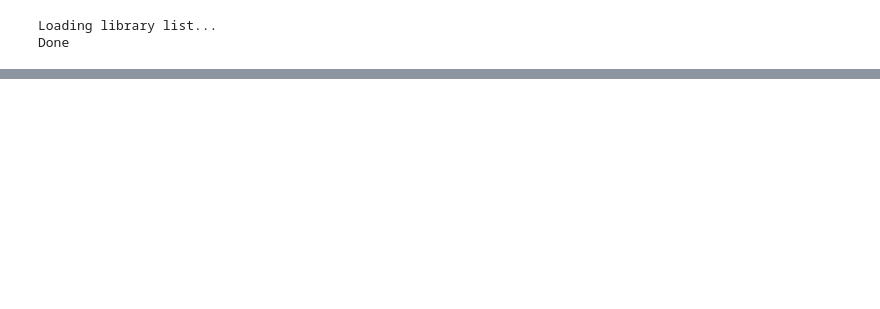
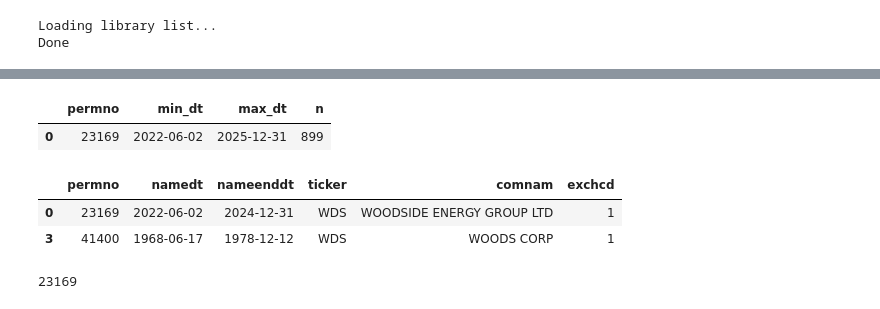
Before and after one commit to ZacKienzle2/SIGStockPitch, a Jupyter notebook: notebooks/data.ipynb, the cells around one changed output, grey strips where cells are left out. Drawn from its saved outputs; the diff is of its cells as text; code cells hidden in the pictures; blank space fills up the shorter version.

```diff
--- a/notebooks/data.ipynb
+++ b/notebooks/data.ipynb
@@ -419,0 +460,31 @@ Taxonomy: 139 event types across 13 parent categories
+# %%
+cov
+# %% [output]
+|  | permno | min_dt | max_dt | n |
+| 0 | 23169 | 2022-06-02 | 2025-12-31 | 899 |
+# %%
+def g_sn(d: wrds.Connection, tic: str) -> pd.DataFrame:
+    q = (
+        "SELECT permno, namedt, nameenddt, ticker, comnam, exchcd "
+        "FROM crsp.stocknames WHERE TRIM(ticker) = %(t)s "
+        "ORDER BY permno, namedt"
+    )
+    return d.raw_sql(q, params={"t": tic.upper()}, date_cols=["namedt", "nameenddt"])
+# %%
+sn_wds = g_sn(db, "WDS")
+sn_wpl = g_sn(db, "WPL")
+# %%
+asof = pd.Timestamp("2026-04-10")
+def active_permno(sn: pd.DataFrame, asof: pd.Timestamp) -> pd.DataFrame:
+    x = sn.copy()
+    x["namedt"] = pd.to_datetime(x["namedt"])
+    x["nameenddt"] = pd.to_datetime(x["nameenddt"])
+    asof = pd.Timestamp(asof).normalize()
+    y = x.loc[x["namedt"] <= asof].sort_values(["permno", "namedt"])
+    return y.groupby("permno", as_index=False).tail(1)
+
+active_permno(sn_wds, asof)
+# %% [output]
+|  | permno | namedt | nameenddt | ticker | comnam | exchcd |
+| 0 | 23169 | 2022-06-02 | 2024-12-31 | WDS | WOODSIDE ENERGY GROUP LTD | 1 |
+| 3 | 41400 | 1968-06-17 | 1978-12-12 | WDS | WOODS CORP | 1 |
@@ -419,0 +537,4 @@ Taxonomy: 139 event types across 13 parent categories
+# %%
+permno
+# %% [output]
+23169
```
Also changed, not shown: parts of 9 cells of this notebook, 2 other files.
